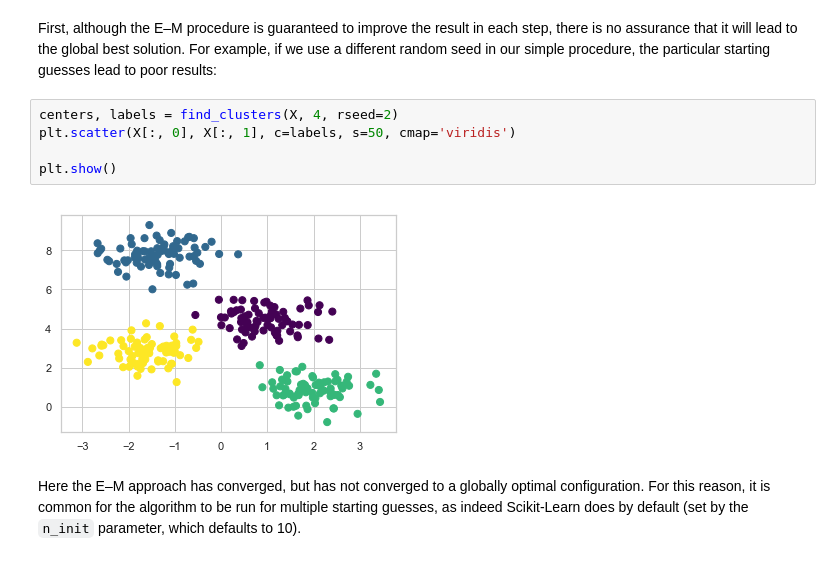
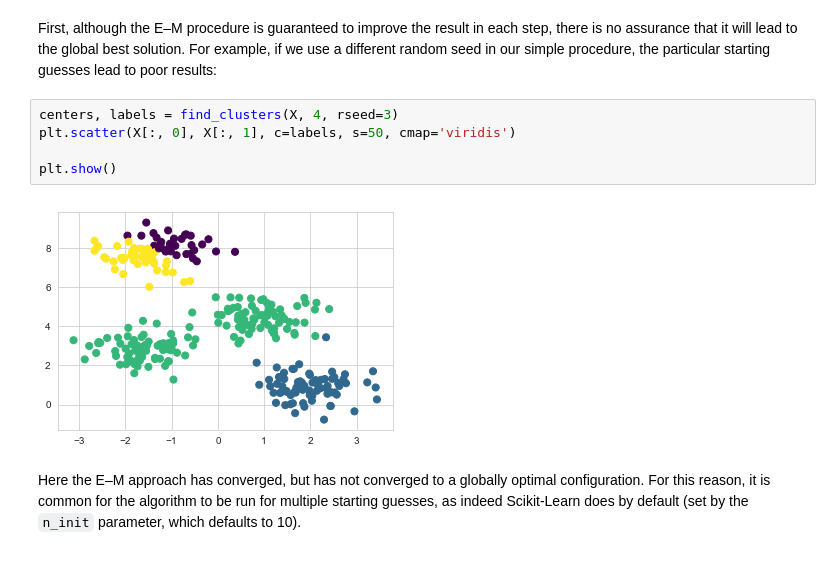
Before and after one commit to Jay4869/Data-Science, a Jupyter notebook: K-Means Clustering.ipynb, the cells around one changed output. Cells and saved outputs as stored; diff of their text form.

```diff
--- a/K-Means Clustering.ipynb
+++ b/K-Means Clustering.ipynb
@@ -166,12 +166,12 @@ plt.show()
 # %% [markdown]
 First, although the E–M procedure is guaranteed to improve the result in each step, there is no assurance that it will lead to the global best solution. For example, if we use a different random seed in our simple procedure, the particular starting guesses lead to poor results:
 # %%
-centers, labels = find_clusters(X, 4, rseed=2)
+centers, labels = find_clusters(X, 4, rseed=3)
 plt.scatter(X[:, 0], X[:, 1], c=labels, s=50, cmap='viridis')
 
 plt.show()
 # %% [output]
-[figure, old version]
+[figure, new version]
 # %% [markdown]
 Here the E–M approach has converged, but has not converged to a globally optimal configuration. For this reason, it is common for the algorithm to be run for multiple starting guesses, as indeed Scikit-Learn does by default (set by the `n_init` parameter, which defaults to 10).
 # %% [markdown]
```
Also changed, not shown: parts of 15 cells of this notebook.
